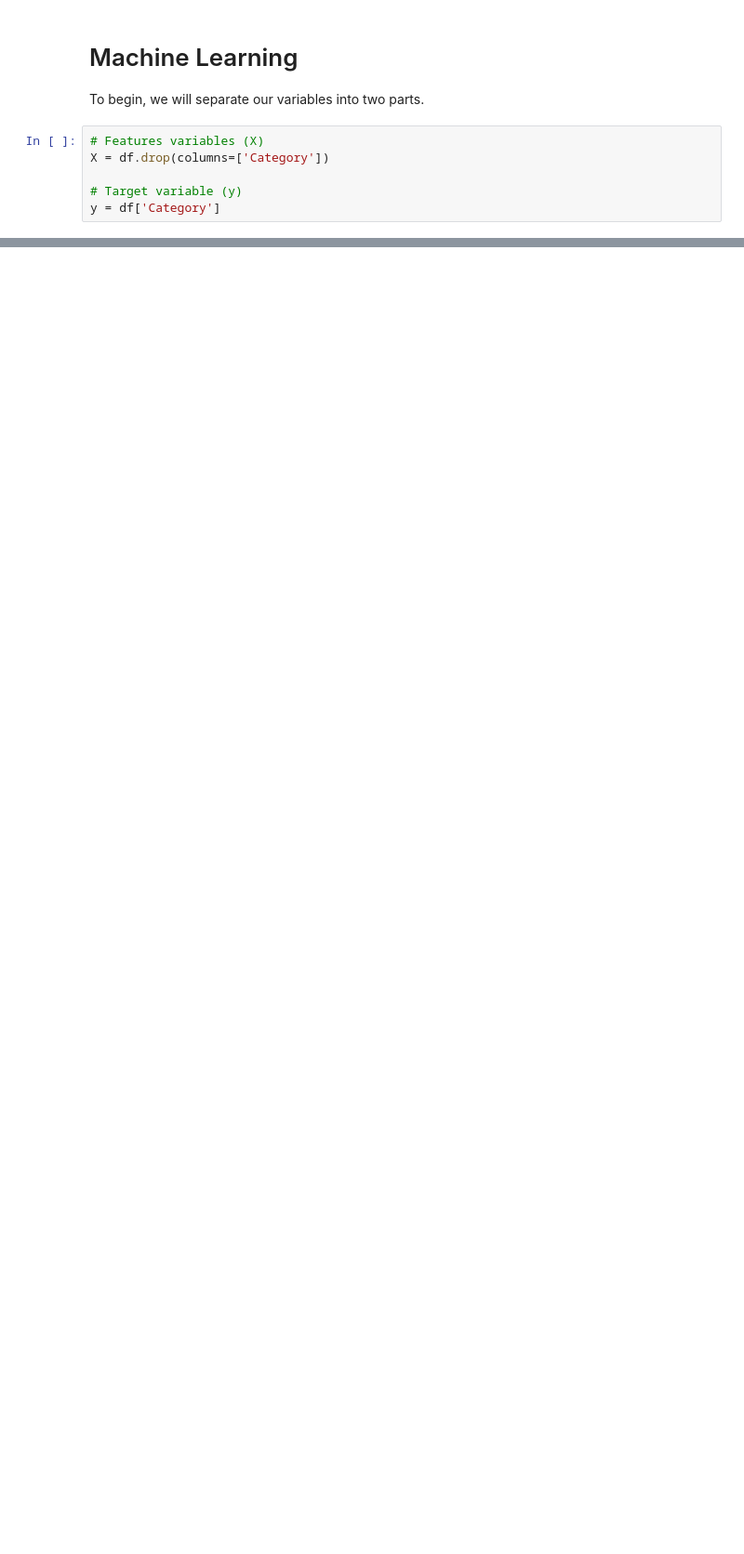
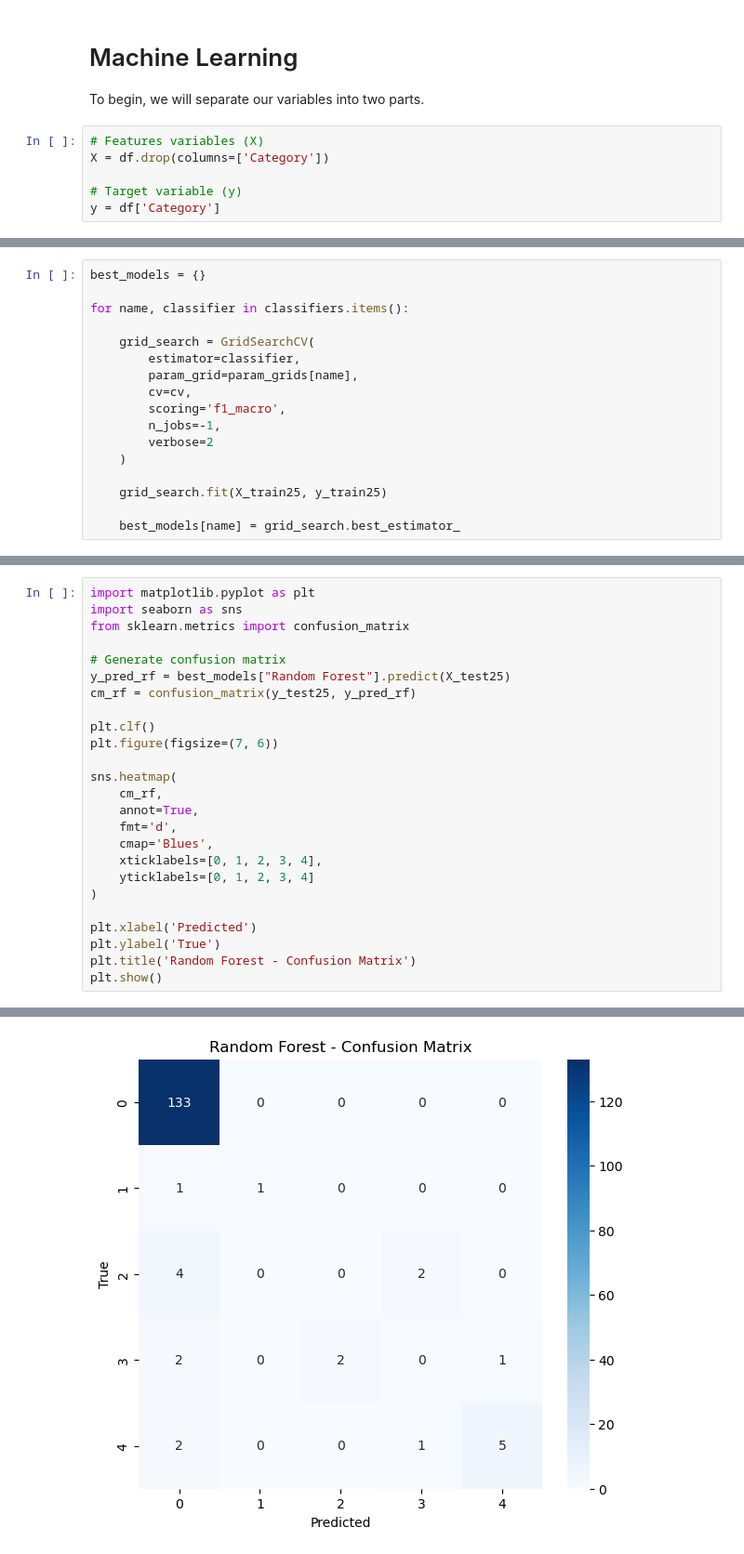
Before and after one commit to 2026623-Student/Ca-MachineLearning, a Jupyter notebook: Machine_Learning.ipynb, the cells around one changed output, grey strips where cells are left out. Shown at 93% size. Drawn from its saved outputs; the diff is of its cells as text; blank space fills up the shorter version.

```diff
--- a/Machine_Learning.ipynb
+++ b/Machine_Learning.ipynb
@@ -630,0 +940,17 @@ weighted avg       0.91      0.92      0.91       123
+# %%
+best_models = {}
+
+for name, classifier in classifiers.items():
+
+    grid_search = GridSearchCV(
+        estimator=classifier,
+        param_grid=param_grids[name],
+        cv=cv,
+        scoring='f1_macro',
+        n_jobs=-1,
+        verbose=2
+    )
+
+    grid_search.fit(X_train25, y_train25)
+
+    best_models[name] = grid_search.best_estimator_
@@ -630,0 +960,26 @@ weighted avg       0.91      0.92      0.91       123
+# %%
+import matplotlib.pyplot as plt
+import seaborn as sns
+from sklearn.metrics import confusion_matrix
+
+# Generate confusion matrix
+y_pred_rf = best_models["Random Forest"].predict(X_test25)
+cm_rf = confusion_matrix(y_test25, y_pred_rf)
+
+plt.clf()
+plt.figure(figsize=(7, 6))
+
+sns.heatmap(
+    cm_rf,
+    annot=True,
+    fmt='d',
+    cmap='Blues',
+    xticklabels=[0, 1, 2, 3, 4],
+    yticklabels=[0, 1, 2, 3, 4]
+)
+
+plt.xlabel('Predicted')
+plt.ylabel('True')
+plt.title('Random Forest - Confusion Matrix')
+plt.show()
+# %% [output]
@@ -630,0 +987 @@ weighted avg       0.91      0.92      0.91       123
+[figure, added]
```
Also changed, not shown: parts of 52 cells of this notebook, 3 other files.
